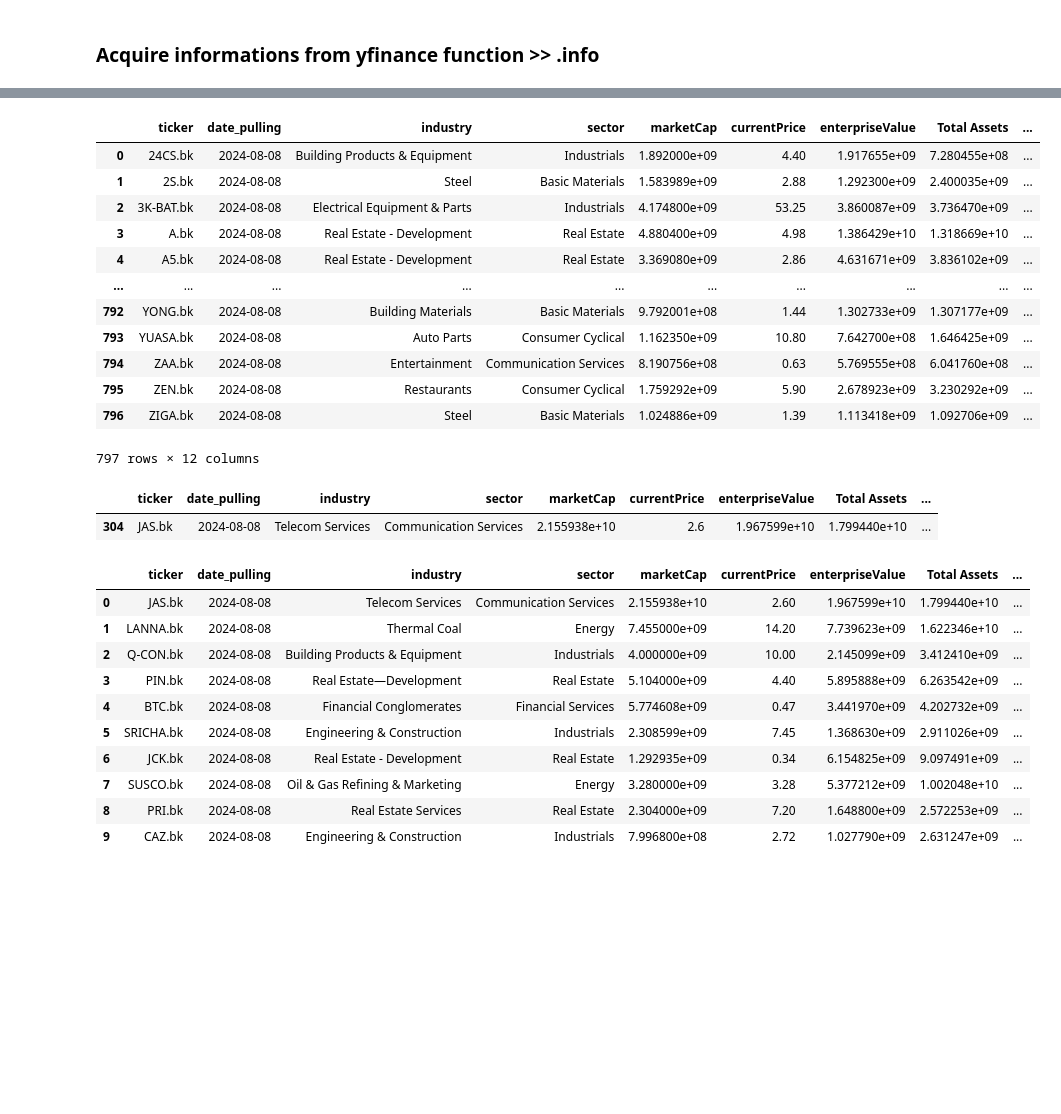
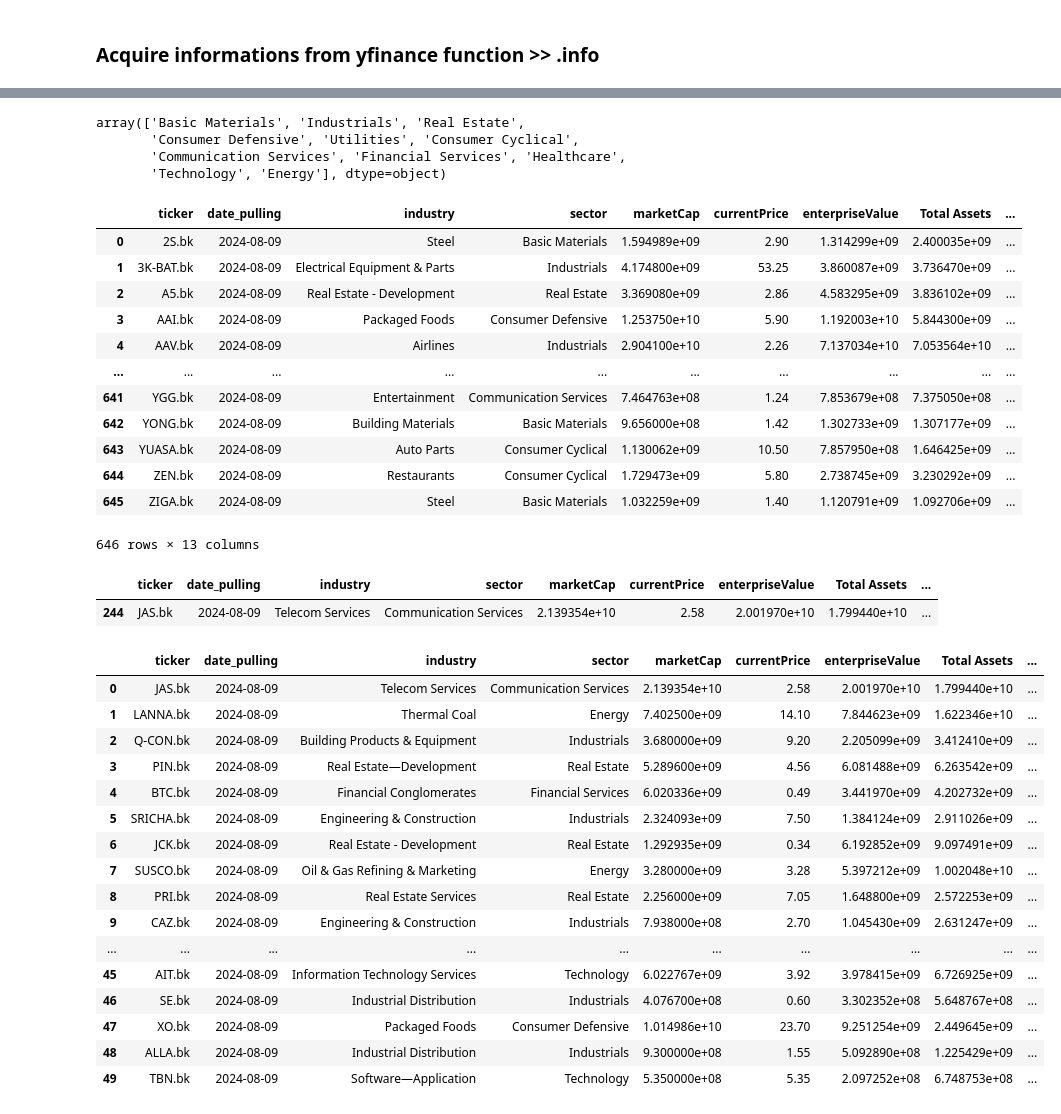
Before and after one commit to NarasetS/StockTH_MagicFormula, a Jupyter notebook: magicformulaonthstock.ipynb, the cells around one changed output, grey strips where cells are left out. Cells and saved outputs as stored; diff of their text form; code cells hidden in the pictures; blank space fills up the shorter version.

```diff
--- a/magicformulaonthstock.ipynb
+++ b/magicformulaonthstock.ipynb
@@ -81,9 +84,21 @@ for i in range(len(df)):
             financials_list_buffer_r.append(np.array([yfticker.quarterly_financials.loc[yfticker.quarterly_financials.index == financials_list[j]].values[0][i] for i in range(ttm)]).sum())
         except:
             financials_list_buffer_r.append(None)
+    try:
+        financials_list_buffer_r.append(yfticker.quarterly_financials.columns[0])
+    except:
+        financials_list_buffer_r.append(None)
     financials_list_buffer.append(financials_list_buffer_r)
 
+financials_list.append('ttm_lastest')
 df = df.join(pd.DataFrame(info_attribute_list_buffer, columns=info_attribute_list))
 df = df.join(pd.DataFrame(balancesheet_list_buffer, columns=balancesheet_list))
 df = df.join(pd.DataFrame(financials_list_buffer, columns=financials_list))
-df
+
+
+##### Drop NAN #############
+df = df.dropna()
+##### Drop where marketcap and EBIT < 0#############
+df = df.loc[df['enterpriseValue'] >0]
+df = df.loc[df['EBIT'] >0]
+df = df.reset_index(drop=True)
@@ -104,24 +105,30 @@ df
+# %%
+df['sector'].unique()
+# %% [output]
+array(['Basic Materials', 'Industrials', 'Real Estate',
+       'Consumer Defensive', 'Utilities', 'Consumer Cyclical',
+       'Communication Services', 'Financial Services', 'Healthcare',
+       'Technology', 'Energy'], dtype=object)
 # %%
-df = df.dropna()
-df = df.reset_index(drop=True)
+
 ### Next I perform calculations for MF_ROC and MF_EY ###
 df['MF_ROC'] = df['EBIT']/(df['Total Assets'] - df['Current Liabilities'])
 df['MF_EY'] = df['EBIT']/df['enterpriseValue']
 df
 # %% [output]
 |  | ticker | date_pulling | industry | sector | marketCap | currentPrice | enterpriseValue | Total Assets | ... |
-| 0 | 24CS.bk | 2024-08-08 | Building Products & Equipment | Industrials | 1.892000e+09 | 4.40 | 1.917655e+09 | 7.280455e+08 | ... |
-| 1 | 2S.bk | 2024-08-08 | Steel | Basic Materials | 1.583989e+09 | 2.88 | 1.292300e+09 | 2.400035e+09 | ... |
-| 2 | 3K-BAT.bk | 2024-08-08 | Electrical Equipment & Parts | Industrials | 4.174800e+09 | 53.25 | 3.860087e+09 | 3.736470e+09 | ... |
-| 3 | A.bk | 2024-08-08 | Real Estate - Development | Real Estate | 4.880400e+09 | 4.98 | 1.386429e+10 | 1.318669e+10 | ... |
-| 4 | A5.bk | 2024-08-08 | Real Estate - Development | Real Estate | 3.369080e+09 | 2.86 | 4.631671e+09 | 3.836102e+09 | ... |
+| 0 | 2S.bk | 2024-08-09 | Steel | Basic Materials | 1.594989e+09 | 2.90 | 1.314299e+09 | 2.400035e+09 | ... |
+| 1 | 3K-BAT.bk | 2024-08-09 | Electrical Equipment & Parts | Industrials | 4.174800e+09 | 53.25 | 3.860087e+09 | 3.736470e+09 | ... |
+| 2 | A5.bk | 2024-08-09 | Real Estate - Development | Real Estate | 3.369080e+09 | 2.86 | 4.583295e+09 | 3.836102e+09 | ... |
+| 3 | AAI.bk | 2024-08-09 | Packaged Foods | Consumer Defensive | 1.253750e+10 | 5.90 | 1.192003e+10 | 5.844300e+09 | ... |
+| 4 | AAV.bk | 2024-08-09 | Airlines | Industrials | 2.904100e+10 | 2.26 | 7.137034e+10 | 7.053564e+10 | ... |
 | ... | ... | ... | ... | ... | ... | ... | ... | ... | ... |
-| 792 | YONG.bk | 2024-08-08 | Building Materials | Basic Materials | 9.792001e+08 | 1.44 | 1.302733e+09 | 1.307177e+09 | ... |
-| 793 | YUASA.bk | 2024-08-08 | Auto Parts | Consumer Cyclical | 1.162350e+09 | 10.80 | 7.642700e+08 | 1.646425e+09 | ... |
-| 794 | ZAA.bk | 2024-08-08 | Entertainment | Communication Services | 8.190756e+08 | 0.63 | 5.769555e+08 | 6.041760e+08 | ... |
-| 795 | ZEN.bk | 2024-08-08 | Restaurants | Consumer Cyclical | 1.759292e+09 | 5.90 | 2.678923e+09 | 3.230292e+09 | ... |
-| 796 | ZIGA.bk | 2024-08-08 | Steel | Basic Materials | 1.024886e+09 | 1.39 | 1.113418e+09 | 1.092706e+09 | ... |
+| 641 | YGG.bk | 2024-08-09 | Entertainment | Communication Services | 7.464763e+08 | 1.24 | 7.853679e+08 | 7.375050e+08 | ... |
+| 642 | YONG.bk | 2024-08-09 | Building Materials | Basic Materials | 9.656000e+08 | 1.42 | 1.302733e+09 | 1.307177e+09 | ... |
+| 643 | YUASA.bk | 2024-08-09 | Auto Parts | Consumer Cyclical | 1.130062e+09 | 10.50 | 7.857950e+08 | 1.646425e+09 | ... |
+| 644 | ZEN.bk | 2024-08-09 | Restaurants | Consumer Cyclical | 1.729473e+09 | 5.80 | 2.738745e+09 | 3.230292e+09 | ... |
+| 645 | ZIGA.bk | 2024-08-09 | Steel | Basic Materials | 1.032259e+09 | 1.40 | 1.120791e+09 | 1.092706e+09 | ... |
-797 rows × 12 columns
+646 rows × 13 columns
 # %%
 ### Ranking regarding MFs####
 
@@ -132,20 +139,26 @@ df['Ranking_MF'] = df['Ranking_MF_ROC'] + df['Ranking_MF_EY']
 df.loc[df['Ranking_MF'] == df['Ranking_MF'].max()]
 # %% [output]
 |  | ticker | date_pulling | industry | sector | marketCap | currentPrice | enterpriseValue | Total Assets | ... |
-| 304 | JAS.bk | 2024-08-08 | Telecom Services | Communication Services | 2.155938e+10 | 2.6 | 1.967599e+10 | 1.799440e+10 | ... |
+| 244 | JAS.bk | 2024-08-09 | Telecom Services | Communication Services | 2.139354e+10 | 2.58 | 2.001970e+10 | 1.799440e+10 | ... |
 # %%
 df_sorted = df.sort_values(by=['Ranking_MF'],ascending=False)
 df_sorted = df_sorted.reset_index(drop=True)
-df_sorted[:10]
+df_sorted[:50]
 # %% [output]
 |  | ticker | date_pulling | industry | sector | marketCap | currentPrice | enterpriseValue | Total Assets | ... |
-| 0 | JAS.bk | 2024-08-08 | Telecom Services | Communication Services | 2.155938e+10 | 2.60 | 1.967599e+10 | 1.799440e+10 | ... |
-| 1 | LANNA.bk | 2024-08-08 | Thermal Coal | Energy | 7.455000e+09 | 14.20 | 7.739623e+09 | 1.622346e+10 | ... |
-| 2 | Q-CON.bk | 2024-08-08 | Building Products & Equipment | Industrials | 4.000000e+09 | 10.00 | 2.145099e+09 | 3.412410e+09 | ... |
-| 3 | PIN.bk | 2024-08-08 | Real Estate—Development | Real Estate | 5.104000e+09 | 4.40 | 5.895888e+09 | 6.263542e+09 | ... |
-| 4 | BTC.bk | 2024-08-08 | Financial Conglomerates | Financial Services | 5.774608e+09 | 0.47 | 3.441970e+09 | 4.202732e+09 | ... |
-| 5 | SRICHA.bk | 2024-08-08 | Engineering & Construction | Industrials | 2.308599e+09 | 7.45 | 1.368630e+09 | 2.911026e+09 | ... |
-| 6 | JCK.bk | 2024-08-08 | Real Estate - Development | Real Estate | 1.292935e+09 | 0.34 | 6.154825e+09 | 9.097491e+09 | ... |
-| 7 | SUSCO.bk | 2024-08-08 | Oil & Gas Refining & Marketing | Energy | 3.280000e+09 | 3.28 | 5.377212e+09 | 1.002048e+10 | ... |
-| 8 | PRI.bk | 2024-08-08 | Real Estate Services | Real Estate | 2.304000e+09 | 7.20 | 1.648800e+09 | 2.572253e+09 | ... |
-| 9 | CAZ.bk | 2024-08-08 | Engineering & Construction | Industrials | 7.996800e+08 | 2.72 | 1.027790e+09 | 2.631247e+09 | ... |
+| 0 | JAS.bk | 2024-08-09 | Telecom Services | Communication Services | 2.139354e+10 | 2.58 | 2.001970e+10 | 1.799440e+10 | ... |
+| 1 | LANNA.bk | 2024-08-09 | Thermal Coal | Energy | 7.402500e+09 | 14.10 | 7.844623e+09 | 1.622346e+10 | ... |
+| 2 | Q-CON.bk | 2024-08-09 | Building Products & Equipment | Industrials | 3.680000e+09 | 9.20 | 2.205099e+09 | 3.412410e+09 | ... |
+| 3 | PIN.bk | 2024-08-09 | Real Estate—Development | Real Estate | 5.289600e+09 | 4.56 | 6.081488e+09 | 6.263542e+09 | ... |
+| 4 | BTC.bk | 2024-08-09 | Financial Conglomerates | Financial Services | 6.020336e+09 | 0.49 | 3.441970e+09 | 4.202732e+09 | ... |
+| 5 | SRICHA.bk | 2024-08-09 | Engineering & Construction | Industrials | 2.324093e+09 | 7.50 | 1.384124e+09 | 2.911026e+09 | ... |
+| 6 | JCK.bk | 2024-08-09 | Real Estate - Development | Real Estate | 1.292935e+09 | 0.34 | 6.192852e+09 | 9.097491e+09 | ... |
+| 7 | SUSCO.bk | 2024-08-09 | Oil & Gas Refining & Marketing | Energy | 3.280000e+09 | 3.28 | 5.397212e+09 | 1.002048e+10 | ... |
+| 8 | PRI.bk | 2024-08-09 | Real Estate Services | Real Estate | 2.256000e+09 | 7.05 | 1.648800e+09 | 2.572253e+09 | ... |
+| 9 | CAZ.bk | 2024-08-09 | Engineering & Construction | Industrials | 7.938000e+08 | 2.70 | 1.045430e+09 | 2.631247e+09 | ... |
+| ... | ... | ... | ... | ... | ... | ... | ... | ... | ... |
+| 45 | AIT.bk | 2024-08-09 | Information Technology Services | Technology | 6.022767e+09 | 3.92 | 3.978415e+09 | 6.726925e+09 | ... |
+| 46 | SE.bk | 2024-08-09 | Industrial Distribution | Industrials | 4.076700e+08 | 0.60 | 3.302352e+08 | 5.648767e+08 | ... |
+| 47 | XO.bk | 2024-08-09 | Packaged Foods | Consumer Defensive | 1.014986e+10 | 23.70 | 9.251254e+09 | 2.449645e+09 | ... |
+| 48 | ALLA.bk | 2024-08-09 | Industrial Distribution | Industrials | 9.300000e+08 | 1.55 | 5.092890e+08 | 1.225429e+09 | ... |
+| 49 | TBN.bk | 2024-08-09 | Software—Application | Technology | 5.350000e+08 | 5.35 | 2.097252e+08 | 6.748753e+08 | ... |
```
Also changed, not shown: parts of 5 cells of this notebook.
